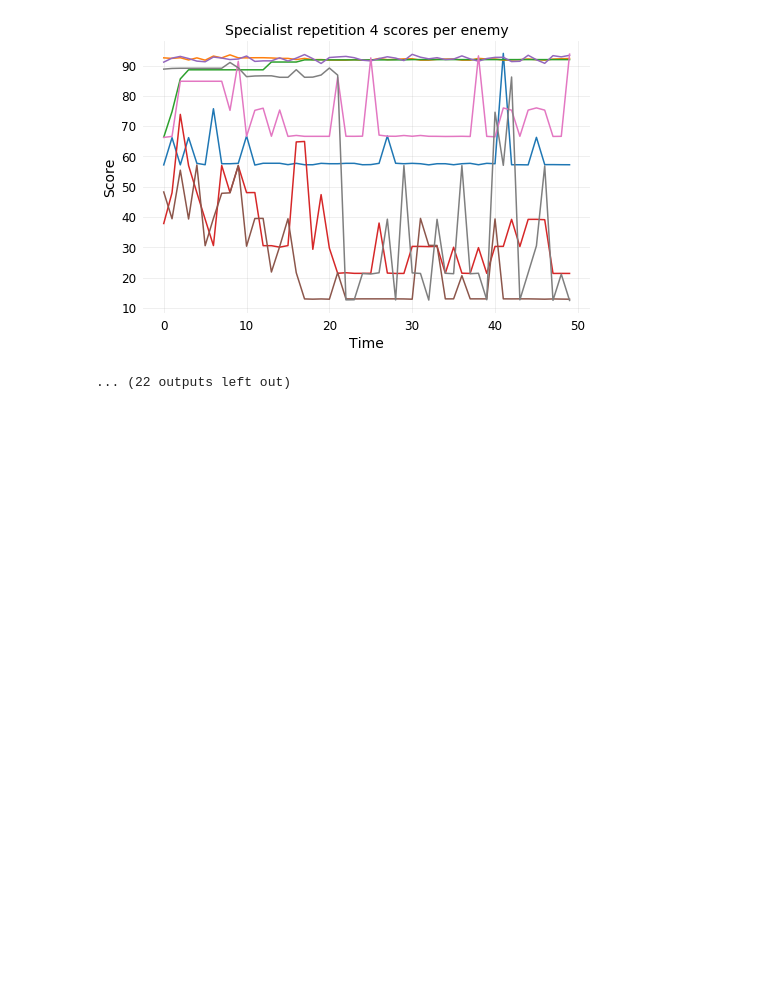
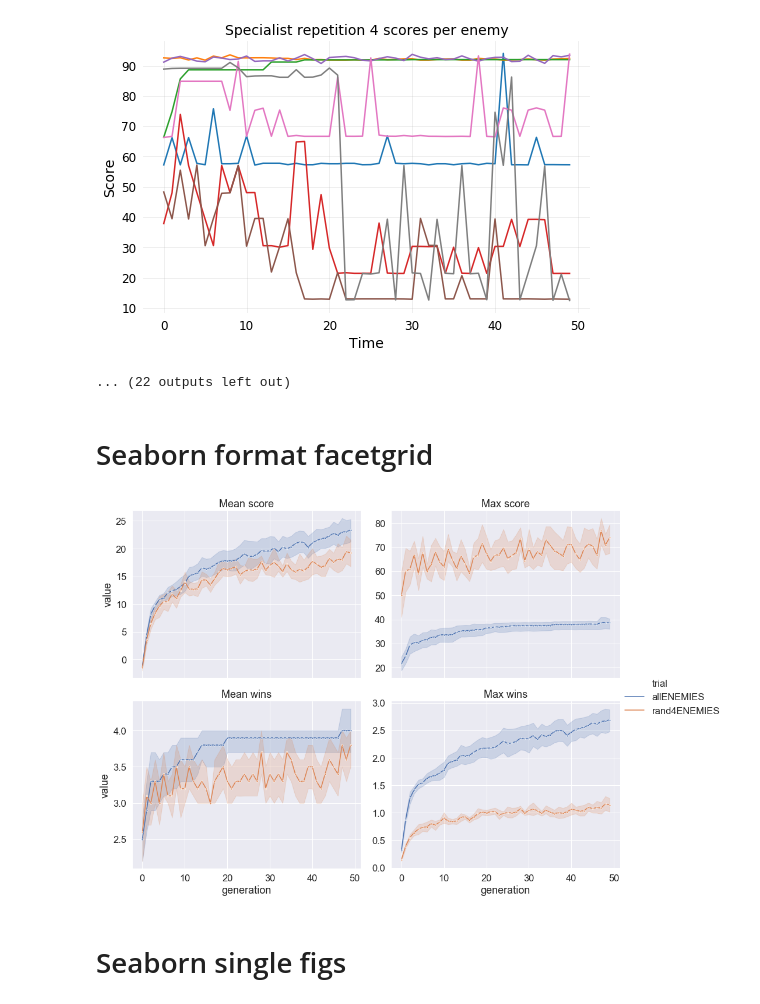
Before and after one commit to popoiopo/EvolutionaryAlgo, a Jupyter notebook: bas_data_analysis.ipynb, the cells around one changed output. Cells and saved outputs as stored; diff of their text form; code cells hidden in the pictures; blank space fills up the shorter version.

Commit message:
new figures

```diff
--- a/bas_data_analysis.ipynb
+++ b/bas_data_analysis.ipynb
@@ -275,3 +275,44 @@ Specialist score per enemy beste score
 [figure]
 [figure]
 ... (22 outputs left out)
+# %% [markdown]
+# Seaborn format facetgrid
+# %%
+types = ["meanScore", "maxScore", "meanWins", "maxWins"]
+prepData = {
+    "trial": [],
+    "rep": [],
+    "type":[],
+    "generation": [],
+    "value": []
+}
+for trial in allData.keys():
+    for rep in range(len(allData[trial].scores)):
+        for generation in range(len(allData[trial].scores[rep])):
+            for t in types:
+                prepData["trial"].append(trial)
+                prepData["rep"].append(rep)
+                prepData["generation"].append(generation)
+                prepData["type"].append(t)
+                if t == "meanScore":
+                    prepData["value"].append(np.mean(allData[trial].scores[rep][generation]))
+                elif t == "maxScore":
+                    prepData["value"].append(np.max(allData[trial].scores[rep][generation]))
+                elif t == "meanWins":
+                    prepData["value"].append(np.max(allData[trial].wins[rep][generation]))
+                elif t == "maxWins":
+                    prepData["value"].append(np.mean(allData[trial].wins[rep][generation]))
+plottingData = pd.DataFrame(prepData)
+# %%
+import seaborn as sns; sns.set(font_scale=1.5)
+labels = ["Mean score", "Max score", "Mean wins", "Max wins"]
+g = sns.FacetGrid(plottingData, col="type", col_wrap=2, height=5, aspect=1.3, sharey=False)
+g = g.map(sns.lineplot, "generation", "value", "trial", marker=".")
+g.add_legend()
+axes = g.axes.flatten()
+for i,t in enumerate(labels):
+    axes[i].set_title(t)
+# %% [output]
+[figure, added]
+# %% [markdown]
+# Seaborn single figs
```
Also changed, not shown: parts of 3 cells of this notebook, 1 other file.
